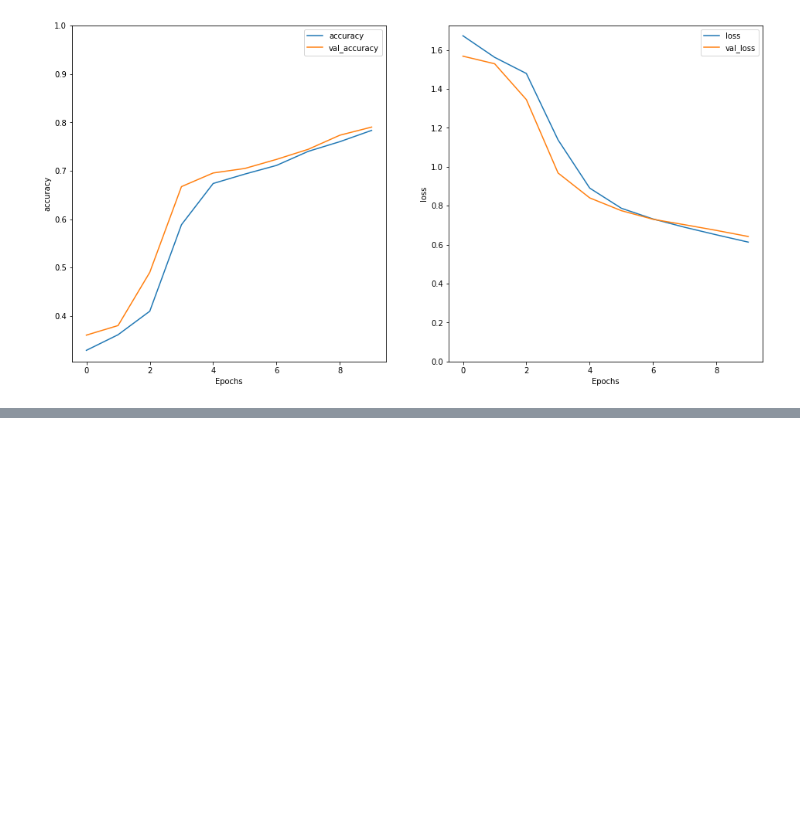
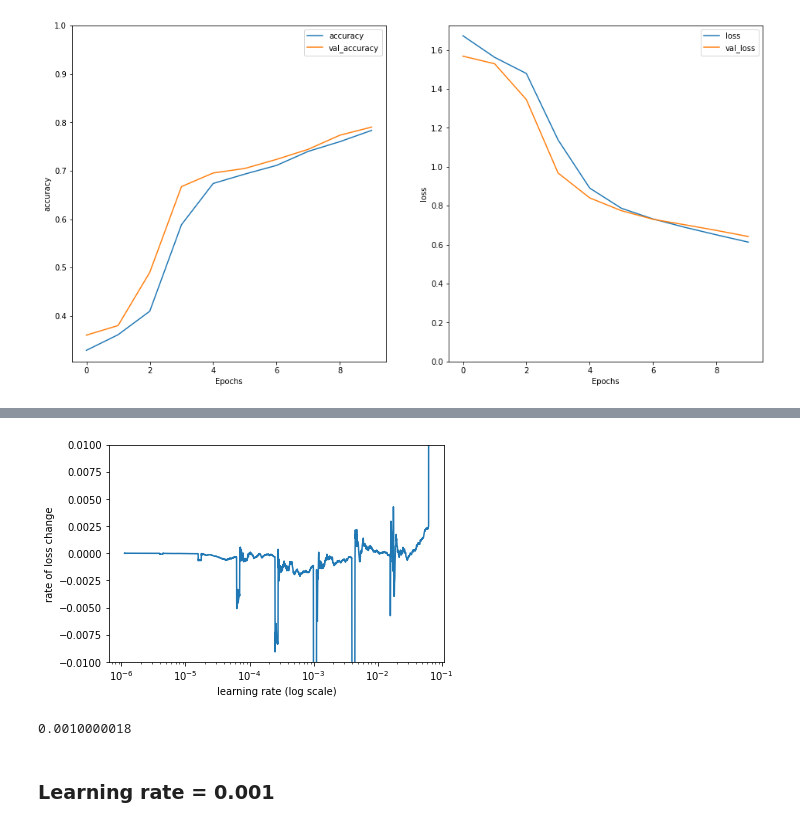
Before and after one commit to cnn22/SingerSongwriter, a Jupyter notebook: RNN_Emotions_Classification.ipynb, the cells around one changed output, grey strips where cells are left out. Drawn from its saved outputs; the diff is of its cells as text; code cells hidden in the pictures; blank space fills up the shorter version.

```diff
--- a/RNN_Emotions_Classification.ipynb
+++ b/RNN_Emotions_Classification.ipynb
@@ -180,0 +242,10 @@ plt.ylim(0, None)
+# %%
+lr_finder.plot_loss_change(sma=20, n_skip_beginning=20, n_skip_end=5, y_lim=(-0.01, 0.01))
+# %% [output]
+[figure, added]
+# %%
+lr_finder.get_best_lr(sma=1)
+# %% [output]
+0.0010000018
+# %% [markdown]
+### Learning rate = 0.001
```
Also changed, not shown: parts of 30 cells of this notebook.
